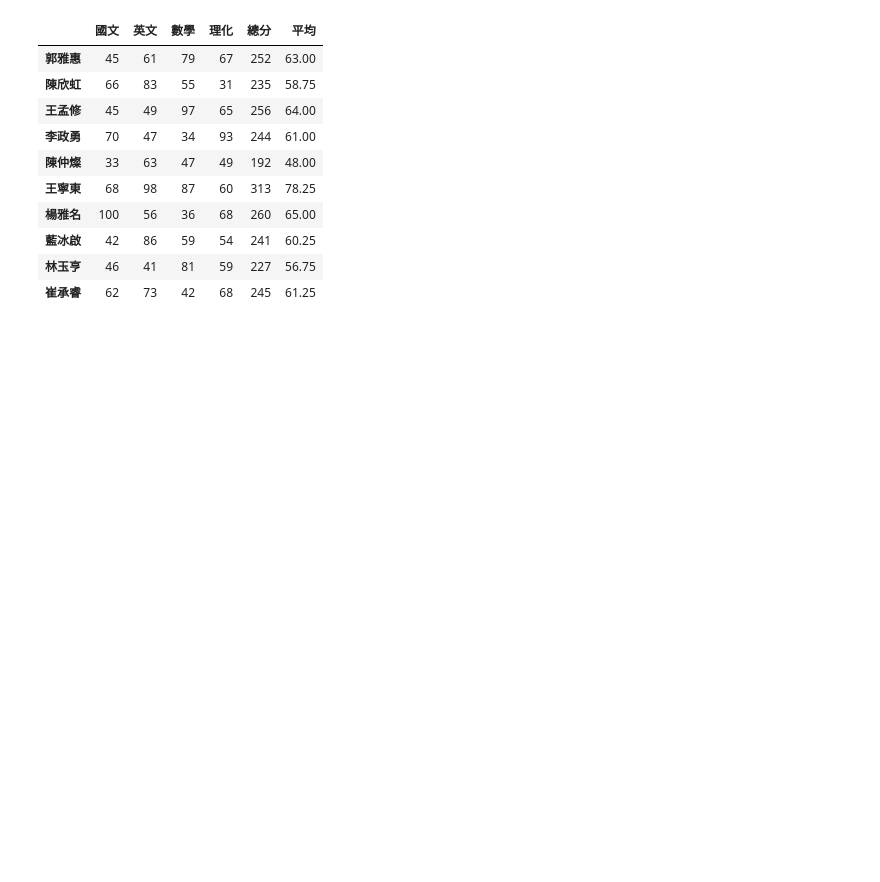
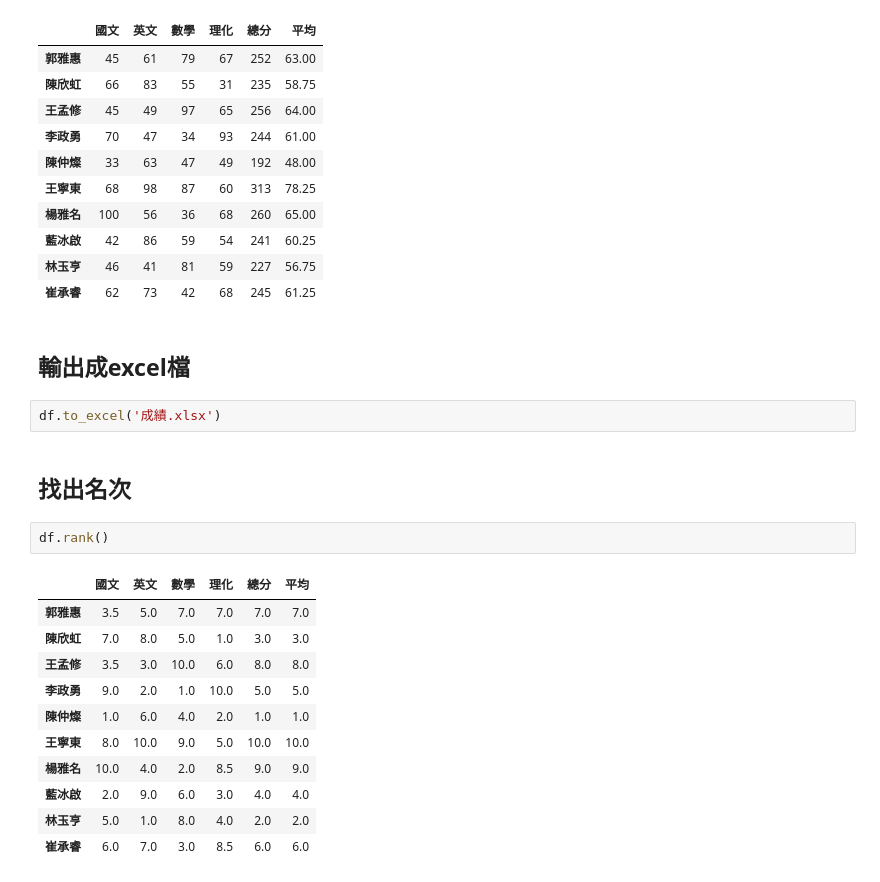
Before and after one commit to aprilrain731/20230210-python, a Jupyter notebook: 20230304.ipynb, the cells around one changed output. Cells and saved outputs as stored; diff of their text form; blank space fills up the shorter version.

```diff
--- a/20230304.ipynb
+++ b/20230304.ipynb
@@ -892,3 +892,23 @@ df
 | 藍冰啟 | 42 | 86 | 59 | 54 | 241 | 60.25 |
 | 林玉亨 | 46 | 41 | 81 | 59 | 227 | 56.75 |
 | 崔承睿 | 62 | 73 | 42 | 68 | 245 | 61.25 |
+# %% [markdown]
+## 輸出成excel檔
+# %%
+df.to_excel('成績.xlsx')
+# %% [markdown]
+## 找出名次
+# %%
+df.rank()
+# %% [output]
+|  | 國文 | 英文 | 數學 | 理化 | 總分 | 平均 |
+| 郭雅惠 | 3.5 | 5.0 | 7.0 | 7.0 | 7.0 | 7.0 |
+| 陳欣虹 | 7.0 | 8.0 | 5.0 | 1.0 | 3.0 | 3.0 |
+| 王孟修 | 3.5 | 3.0 | 10.0 | 6.0 | 8.0 | 8.0 |
+| 李政勇 | 9.0 | 2.0 | 1.0 | 10.0 | 5.0 | 5.0 |
+| 陳仲燦 | 1.0 | 6.0 | 4.0 | 2.0 | 1.0 | 1.0 |
+| 王寧東 | 8.0 | 10.0 | 9.0 | 5.0 | 10.0 | 10.0 |
+| 楊雅名 | 10.0 | 4.0 | 2.0 | 8.5 | 9.0 | 9.0 |
+| 藍冰啟 | 2.0 | 9.0 | 6.0 | 3.0 | 4.0 | 4.0 |
+| 林玉亨 | 5.0 | 1.0 | 8.0 | 4.0 | 2.0 | 2.0 |
+| 崔承睿 | 6.0 | 7.0 | 3.0 | 8.5 | 6.0 | 6.0 |
```
Also changed, not shown: parts of 3 cells of this notebook.
